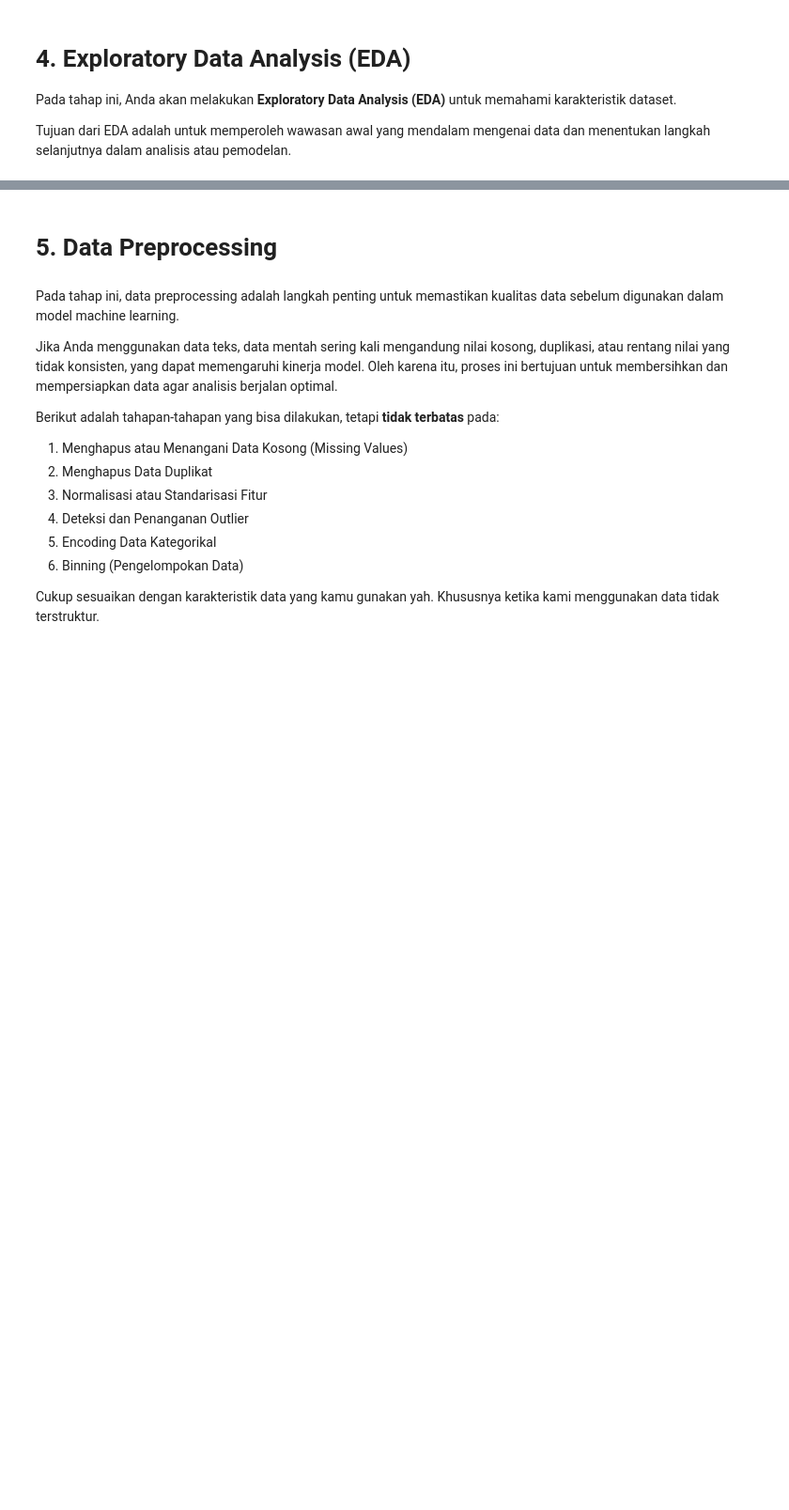
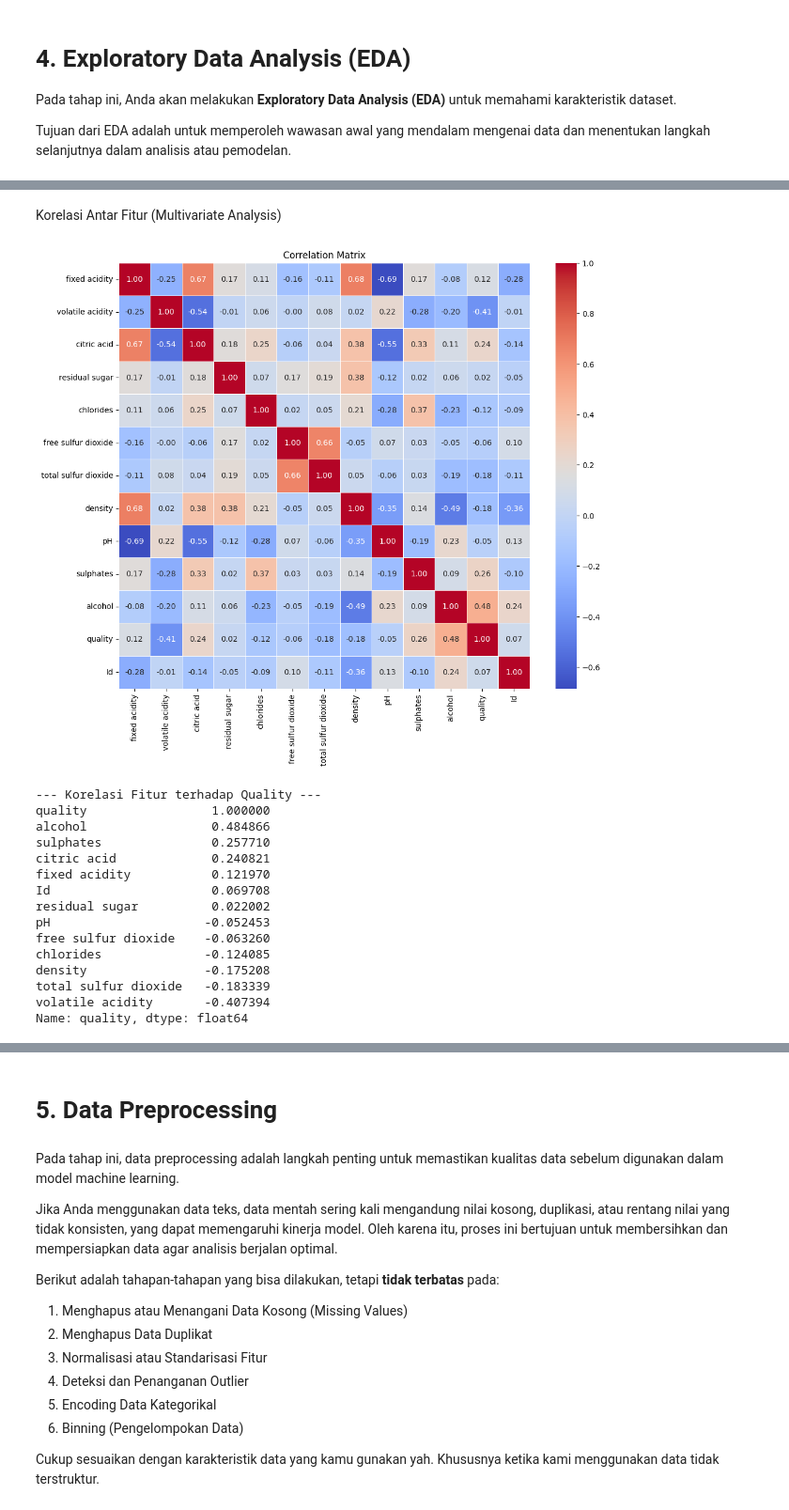
Before and after one commit to FaizFP/MLFLOW-MLOPS, a Jupyter notebook: Template_Eksperimen_MSML.ipynb, the cells around one changed output, grey strips where cells are left out. Shown at 94% size. Cells and saved outputs as stored; diff of their text form; code cells hidden in the pictures; blank space fills up the shorter version.

```diff
--- a/Template_Eksperimen_MSML.ipynb
+++ b/Template_Eksperimen_MSML.ipynb
@@ -42,0 +116,32 @@ Tujuan dari EDA adalah untuk memperoleh wawasan awal yang mendalam mengenai data
+# %% [markdown]
+Korelasi Antar Fitur (Multivariate Analysis)
+# %%
+plt.figure(figsize=(12, 10))
+# Menghitung korelasi
+correlation = df.corr()
+
+# Plot Heatmap
+sns.heatmap(correlation, annot=True, fmt='.2f', cmap='coolwarm', linewidths=0.5)
+plt.title('Correlation Matrix')
+plt.show()
+
+# Zoom in: Korelasi fitur terhadap 'quality' saja
+print("\n--- Korelasi Fitur terhadap Quality ---")
+print(correlation['quality'].sort_values(ascending=False))
+# %% [output]
+[figure, added]
+--- Korelasi Fitur terhadap Quality ---
+quality                 1.000000
+alcohol                 0.484866
+sulphates               0.257710
+citric acid             0.240821
+fixed acidity           0.121970
+Id                      0.069708
+residual sugar          0.022002
+pH                     -0.052453
+free sulfur dioxide    -0.063260
+chlorides              -0.124085
+density                -0.175208
+total sulfur dioxide   -0.183339
+volatile acidity       -0.407394
+Name: quality, dtype: float64
```
Also changed, not shown: parts of 11 cells of this notebook.
